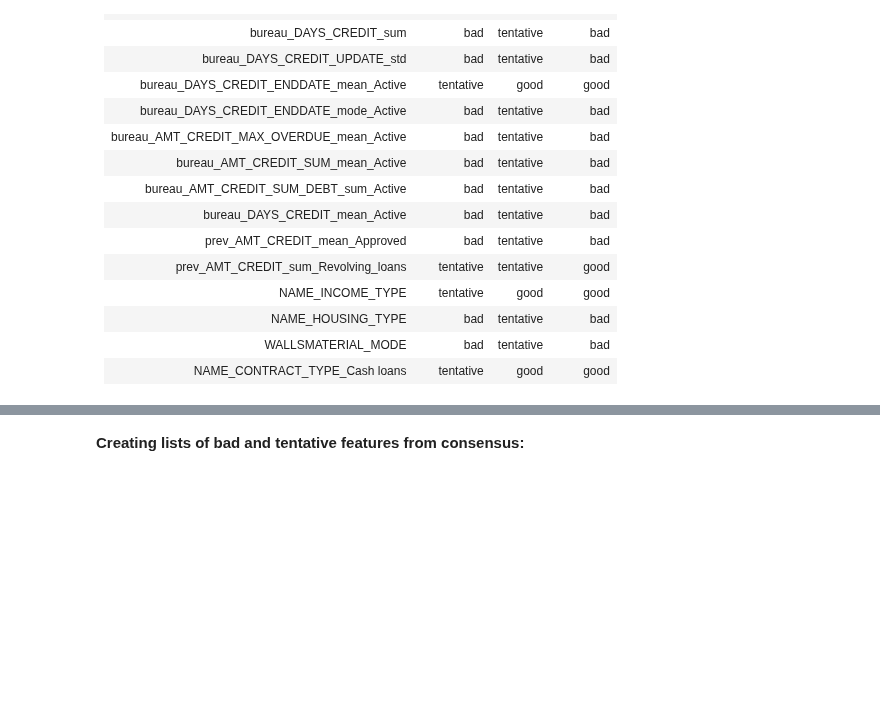
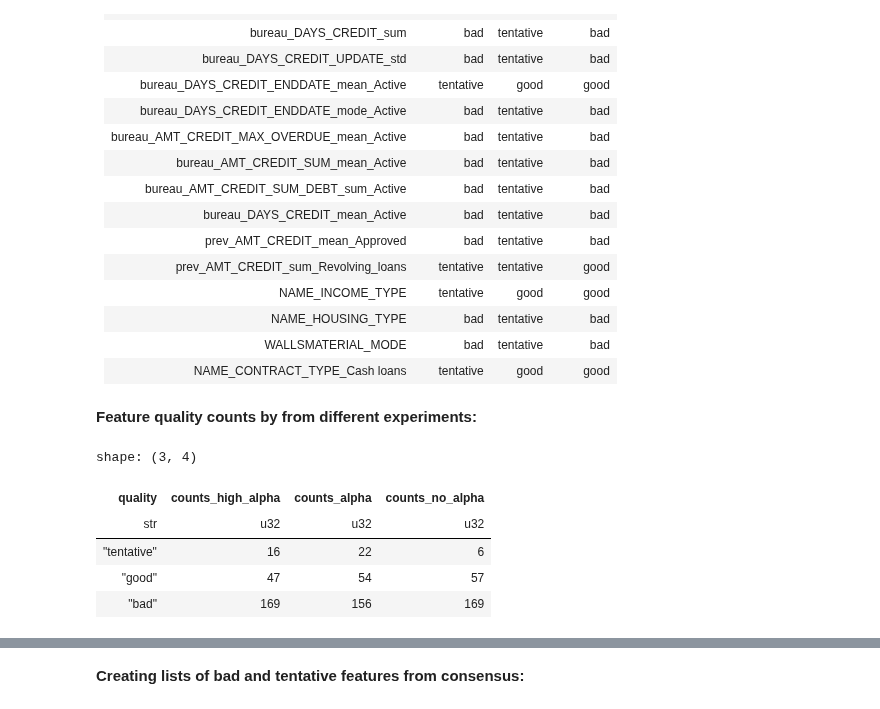
Before and after one commit to gediminas-skvarnavicius/home-credit-group-ml, a Jupyter notebook: model_1_difficulties.ipynb, the cells around one changed output, grey strips where cells are left out. Drawn from its saved outputs; the diff is of its cells as text; code cells hidden in the pictures; blank space fills up the shorter version.

```diff
--- a/model_1_difficulties.ipynb
+++ b/model_1_difficulties.ipynb
@@ -82,10 +84,8 @@ preprocessing = Pipeline([])
 
 num_imputer = tr.PolarsColumnTransformer([])
 for feature in numeric_features_with_nulls:
-    num_imputer.steps[feature] = PCT.Step(
-        feature, tr.NumDiffFromRestImputer(), feature
-    )
-preprocessing.steps.insert(0,('num_imputer', num_imputer))
+    num_imputer.steps[feature] = PCT.Step(feature, tr.NumDiffFromRestImputer(), feature)
+preprocessing.steps.insert(0, ("num_imputer", num_imputer))
 
 cat_imputers = tr.PolarsColumnTransformer([])
 for feature in cat_features:
@@ -245,3 +271,33 @@ eda.table_display(feature_quality.filter(
 | NAME_HOUSING_TYPE                         | bad          | tentative | bad        |
 | WALLSMATERIAL_MODE                        | bad          | tentative | bad        |
 | NAME_CONTRACT_TYPE_Cash loans             | tentative    | good      | good       |
+# %% [markdown]
+**Feature quality counts by from different experiments:**
+# %%
+quality_counts = (
+    feature_quality["high_alpha"]
+    .value_counts()
+    .join(
+        feature_quality["alpha"].value_counts(),
+        left_on="high_alpha",
+        right_on="alpha",
+        suffix="_alpha",
+    )
+    .join(
+        feature_quality["no_alpha"].value_counts(),
+        left_on="high_alpha",
+        right_on="no_alpha",
+        suffix="_no_alpha",
+    )
+)
+quality_counts = quality_counts.rename(
+    {"high_alpha": "quality", "counts": "counts_high_alpha"}
+)
+quality_counts
+# %% [output]
+shape: (3, 4)
+| quality | counts_high_alpha | counts_alpha | counts_no_alpha |
+| str | u32 | u32 | u32 |
+| "tentative" | 16 | 22 | 6 |
+| "good" | 47 | 54 | 57 |
+| "bad" | 169 | 156 | 169 |
```
Also changed, not shown: parts of 78 cells of this notebook, 14 other files.
